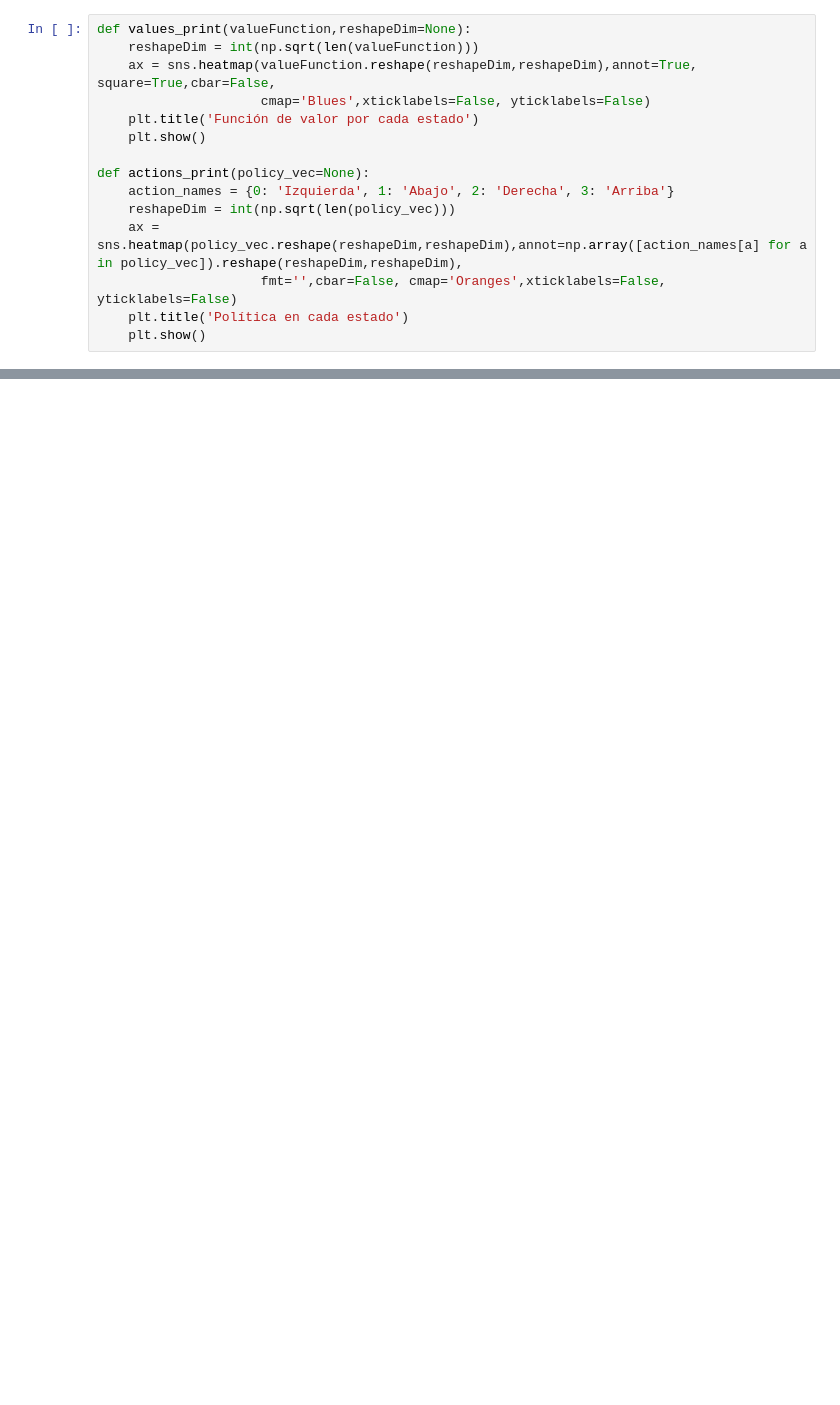
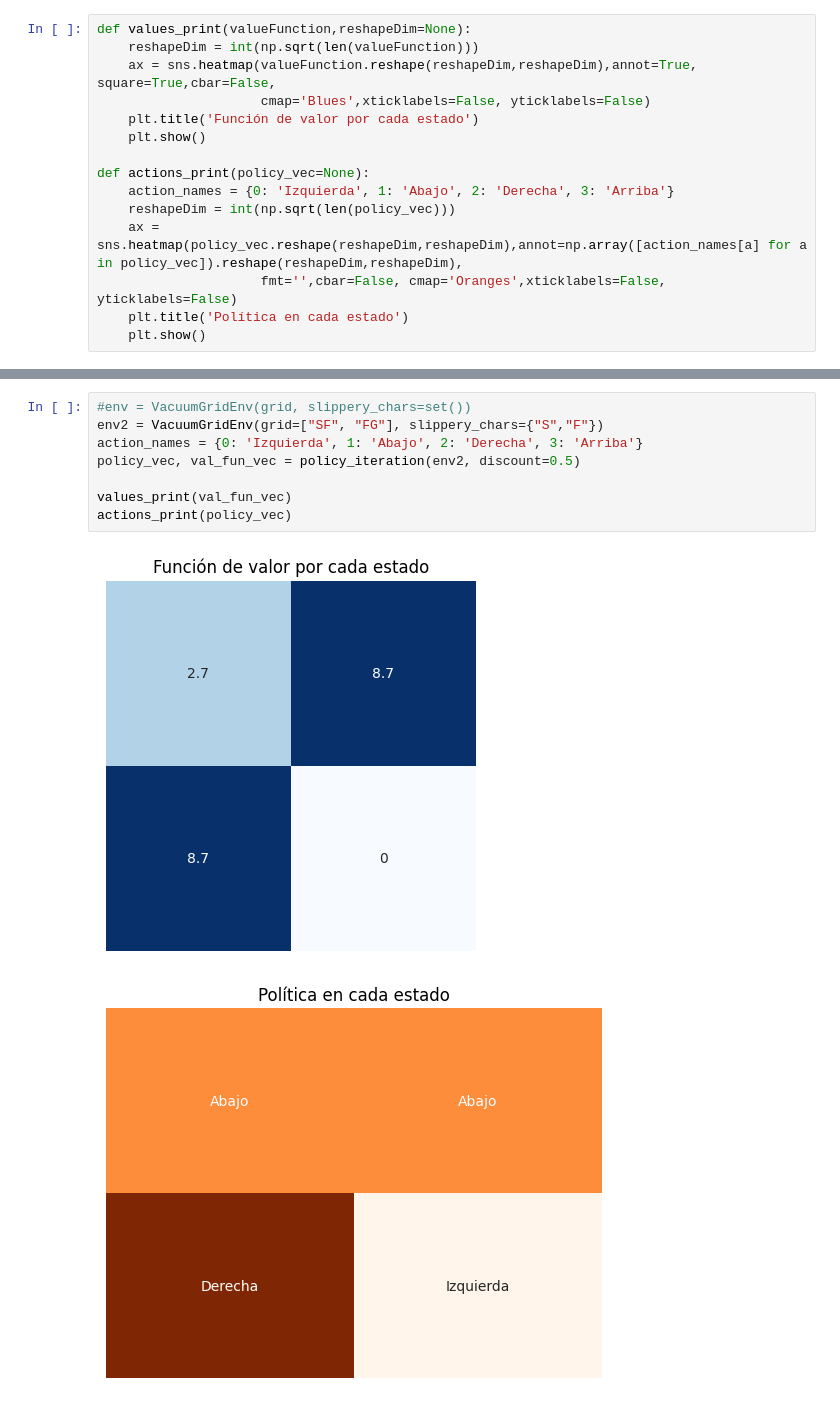
Before and after one commit to smindiol/Materia-IA-2025, a Jupyter notebook: mdp/aspiradora.ipynb, the cells around one changed output, grey strips where cells are left out. Saved outputs shown, nothing was run; the diff lists cells and outputs as text; blank space fills up the shorter version.

```diff
--- a/mdp/aspiradora.ipynb
+++ b/mdp/aspiradora.ipynb
@@ -294,0 +167,11 @@ class VacuumGridEnv(gym.Env):
+# %%
+#env = VacuumGridEnv(grid, slippery_chars=set())
+env2 = VacuumGridEnv(grid=["SF", "FG"], slippery_chars={"S","F"})
+action_names = {0: 'Izquierda', 1: 'Abajo', 2: 'Derecha', 3: 'Arriba'}
+policy_vec, val_fun_vec = policy_iteration(env2, discount=0.5)
+
+values_print(val_fun_vec)
+actions_print(policy_vec)
+# %% [output]
+[figure, added]
+[figure, added]
```
Also changed, not shown: parts of 27 cells of this notebook, 1 other file.
